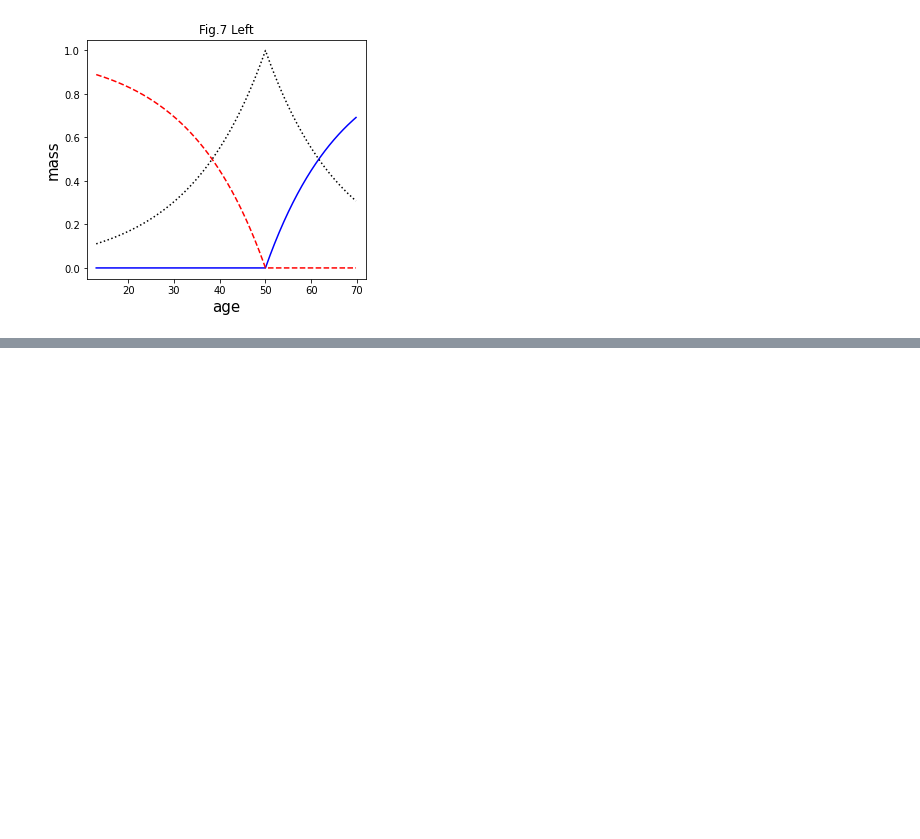
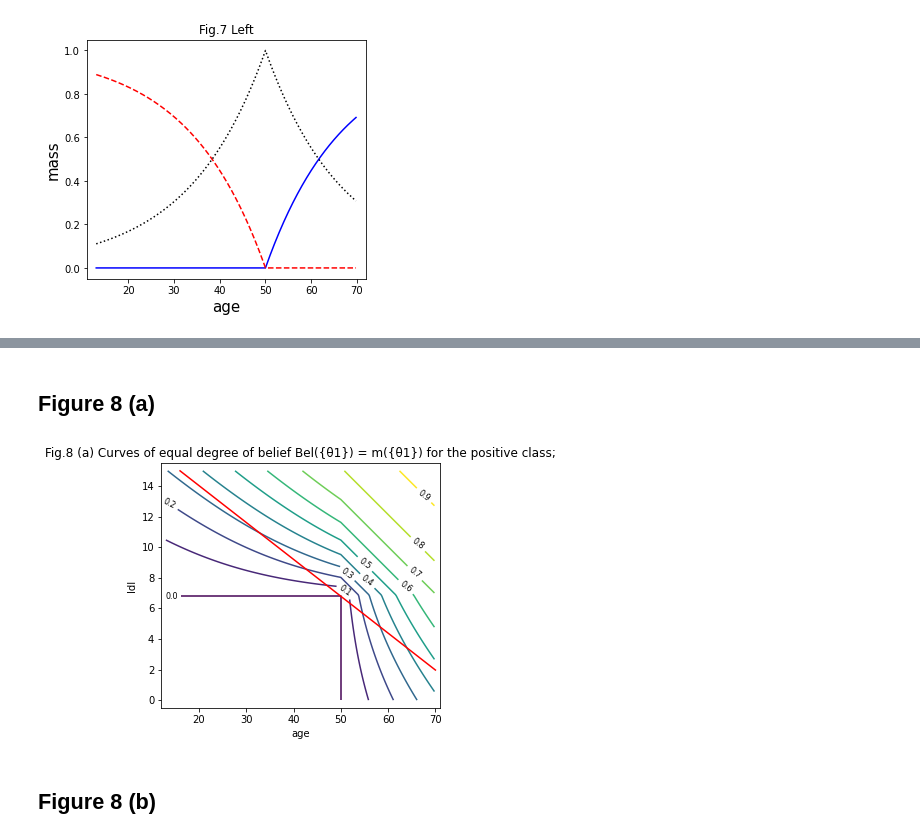
Before and after one commit to evidentiallab/Lunde_Chen_NN_Belief_Reproduction, a Jupyter notebook: NNBeliefWithSklearn.ipynb, the cells around one changed output, grey strips where cells are left out. Saved outputs shown, nothing was run; the diff lists cells and outputs as text; code cells hidden in the pictures; blank space fills up the shorter version.

```diff
--- a/NNBeliefWithSklearn.ipynb
+++ b/NNBeliefWithSklearn.ipynb
@@ -748,0 +709,47 @@ plt.show()
+# %% [markdown]
+## Figure 8 (a)
+# %%
+_xa = np.linspace(16.0, 70.0, num=100)
+_ya = (logrega.__dict__['intercept_'] * (-1.0) - logrega.__dict__['coef_'][0][0] * _xa ) \
+    / logrega.__dict__['coef_'][0][1]
+# %%
+arr_ldl = np.arange(0, 15.1, 0.1)
+arr_omega_pos_ldl = np.array(list(map(omega_pos_ldl, arr_ldl)))
+arr_omega_neg_ldl = np.array(list(map(omega_neg_ldl, arr_ldl)))
+
+arr_age = np.arange(13, 70, 0.2)
+arr_omega_pos_age = np.array(list(map(omega_pos_age, arr_age)))
+arr_omega_neg_age = np.array(list(map(omega_neg_age, arr_age)))
+
+# The line below Equation (17c)
+Z_pos = np.matrix([list(arr_omega_pos_age + x) \
+        for x in arr_omega_pos_ldl])
+Z_neg = np.matrix([list(arr_omega_neg_age + x) \
+        for x in arr_omega_neg_ldl])
+
+# Equation (20a)
+def mass_function_for_class_one(omega_pos, omega_neg):
+    ka = (1 - np.exp(-1 * omega_pos)) * (1 - np.exp(-1 * omega_neg))
+    mass_theta_one = (1 - np.exp(-1 * omega_pos)) * np.exp(-1 * omega_neg) / (1 - ka)
+    return mass_theta_one
+
+# https://stackoverflow.com/questions/61899911
+F_vectorized = np.vectorize(mass_function_for_class_one)
+mass_combined = F_vectorized(Z_pos, Z_neg)
+Z = mass_combined
+
+fig, ax = plt.subplots()
+ct = ax.contour(arr_age, arr_ldl, Z, np.arange(0.0, 1.0, 0.1))
+ax.clabel(ct, colors = 'k', fmt = '%2.1f', fontsize=8)
+ax.set_title('Fig.8 (a) Curves of equal degree of belief Bel({θ1}) = m({θ1}) for the positive class;')
+ax.set_xlabel('age')
+ax.set_ylabel('ldl')
+fig.set_size_inches(5, 4.5)
+plt.xlim([12, 71])
+plt.ylim([-0.5, 15.5])
+plt.plot(_xa, _ya, color='red')
+plt.show()
+# %% [output]
+[figure, added]
+# %% [markdown]
+## Figure 8 (b)
```
Also changed, not shown: parts of 20 cells of this notebook.
